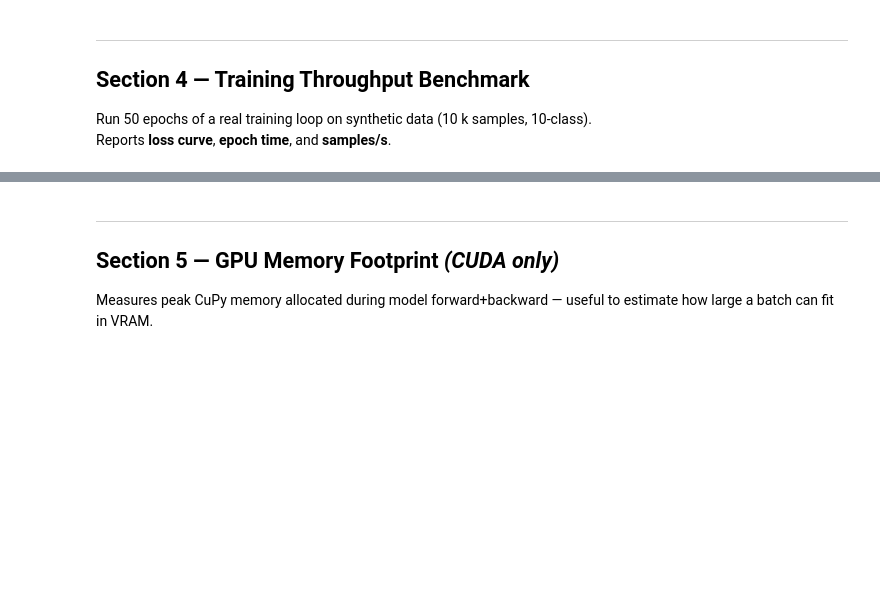
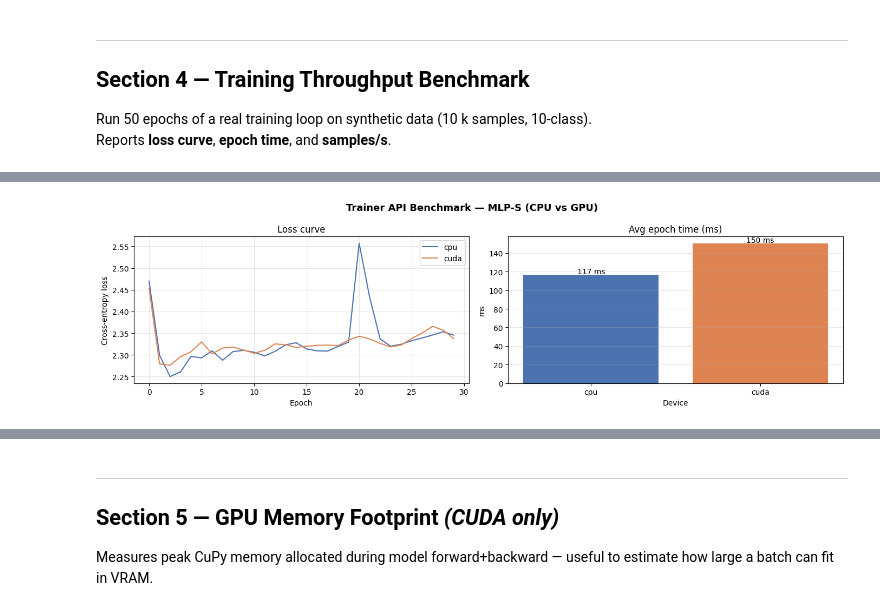
Before and after one commit to Seydifa/AutoDiff-Numpy, a Jupyter notebook: notebooks/benchmarking.ipynb, the cells around one changed output, grey strips where cells are left out. Drawn from its saved outputs; the diff is of its cells as text; code cells hidden in the pictures; blank space fills up the shorter version.

Commit message:
bench: add Trainer CPU vs GPU benchmark (Section 4b)

```diff
--- a/notebooks/benchmarking.ipynb
+++ b/notebooks/benchmarking.ipynb
@@ -781,0 +801,98 @@ plt.tight_layout(); plt.show()
+# %%
+
+# ── Trainer API benchmark (CPU vs GPU) ───────────────────────────────────────
+# Pull latest changes (picks up zero_grad fix in Trainer.fit) then reload
+import subprocess, importlib
+subprocess.run(["git", "-C", str(REPO_DIR), "pull", "--ff-only"], check=True, capture_output=True)
+import dnp.utils.trainer as _trmod
+importlib.reload(_trmod)
+from dnp.utils.trainer import Trainer, History
+
+TRAINER_EPOCHS     = 30
+TRAINER_BATCH_SIZE = 64
+
+# Prepare numpy data (same seed as the manual training loop)
+_rng = np.random.default_rng(42)
+X_tr = _rng.standard_normal((N_SAMPLES, N_FEATURES)).astype(np.float32)
+y_tr = _rng.integers(0, N_CLASSES, size=N_SAMPLES).astype(np.int64)
+
+trainer_results = {}
+
+for device in DEVICES:
+    print(f"\n[{device.upper()}] Trainer.fit  MLP-S  {N_SAMPLES} samples × {TRAINER_EPOCHS} epochs …")
+    dnp.set_device(device)
+
+    # Move input data to the right device
+    if device == "cuda" and CUDA_OK:
+        import cupy as cp
+        X_dev = cp.asarray(X_tr)
+        y_dev = cp.asarray(y_tr)
+    else:
+        X_dev = X_tr
+        y_dev = y_tr
+
+    # Build fresh model and move params to device
+    _model_tr = MLP_S()
+    _move_params(_model_tr, device)
+    _opt_tr   = dnp.Adam(_model_tr.parameters(), lr=3e-3)
+    _loss_tr  = dnp.CrossEntropyLoss()
+
+    trainer = Trainer(
+        _model_tr, _opt_tr, _loss_tr,
+        verbose=False,   # silence per-epoch logs; we report summary below
+    )
+
+    t_start = time.perf_counter()
+    hist = trainer.fit(X_dev, y_dev,
+                       epochs=TRAINER_EPOCHS,
+                       batch_size=TRAINER_BATCH_SIZE)
+    total_s = time.perf_counter() - t_start
+
+    final_loss  = hist.history["loss"][-1]
+    avg_ep_ms   = total_s / TRAINER_EPOCHS * 1000
+    throughput  = N_SAMPLES / (total_s / TRAINER_EPOCHS)
+
+    trainer_results[device] = dict(
+        history    = hist,
+        total_s    = round(total_s, 3),
+        avg_ep_ms  = round(avg_ep_ms, 1),
+        throughput = round(throughput, 0),
+        final_loss = round(final_loss, 6),
+    )
+    print(f"  total={total_s:.2f}s  avg_epoch={avg_ep_ms:.1f}ms  "
+          f"throughput={throughput:.0f} samp/s  final_loss={final_loss:.6f}")
+
+# ── Plot ──────────────────────────────────────────────────────────────────────
+fig, axes = plt.subplots(1, 2, figsize=(14, 4))
+fig.suptitle("Trainer API Benchmark — MLP-S (CPU vs GPU)", fontsize=13, fontweight="bold")
+
+_colors = {"cpu": "#4C72B0", "cuda": "#DD8452"}
+for dev, res in trainer_results.items():
+    axes[0].plot(res["history"].history["loss"], label=dev, color=_colors.get(dev))
+axes[0].set(title="Loss curve", xlabel="Epoch", ylabel="Cross-entropy loss")
+axes[0].legend(); axes[0].grid(True, alpha=0.3)
+
+devs_list   = list(trainer_results.keys())
+avg_ep_vals = [trainer_results[d]["avg_ep_ms"]  for d in devs_list]
+axes[1].bar(devs_list, avg_ep_vals,
+            color=[_colors.get(d, "gray") for d in devs_list])
+axes[1].set(title="Avg epoch time (ms)", xlabel="Device", ylabel="ms")
+for i, v in enumerate(avg_ep_vals):
+    axes[1].text(i, v * 1.01, f"{v:.0f} ms", ha="center", fontsize=10)
+axes[1].grid(True, alpha=0.3, axis="y")
+
+plt.tight_layout(); plt.show()
+
+# ── Summary table ─────────────────────────────────────────────────────────────
+print("\n" + "─"*62)
+print(f"  {'device':6s}  {'avg_epoch_ms':>14s}  {'throughput':>14s}  {'final_loss':>12s}")
+print("─"*62)
+for dev, res in trainer_results.items():
+    print(f"  {dev:6s}  {res['avg_ep_ms']:>14.1f}  "
+          f"{res['throughput']:>14.0f}  {res['final_loss']:>12.6f}")
+print("─"*62)
+if len(trainer_results) == 2 and "cpu" in trainer_results and "cuda" in trainer_results:
+    speedup = trainer_results["cpu"]["avg_ep_ms"] / trainer_results["cuda"]["avg_ep_ms"]
+    print(f"  GPU speedup: {speedup:.2f}x faster than CPU")
+print()
+# %% [output]
@@ -781,0 +904 @@ plt.tight_layout(); plt.show()
+[figure, added]
```
Also changed, not shown: parts of 16 cells of this notebook.
